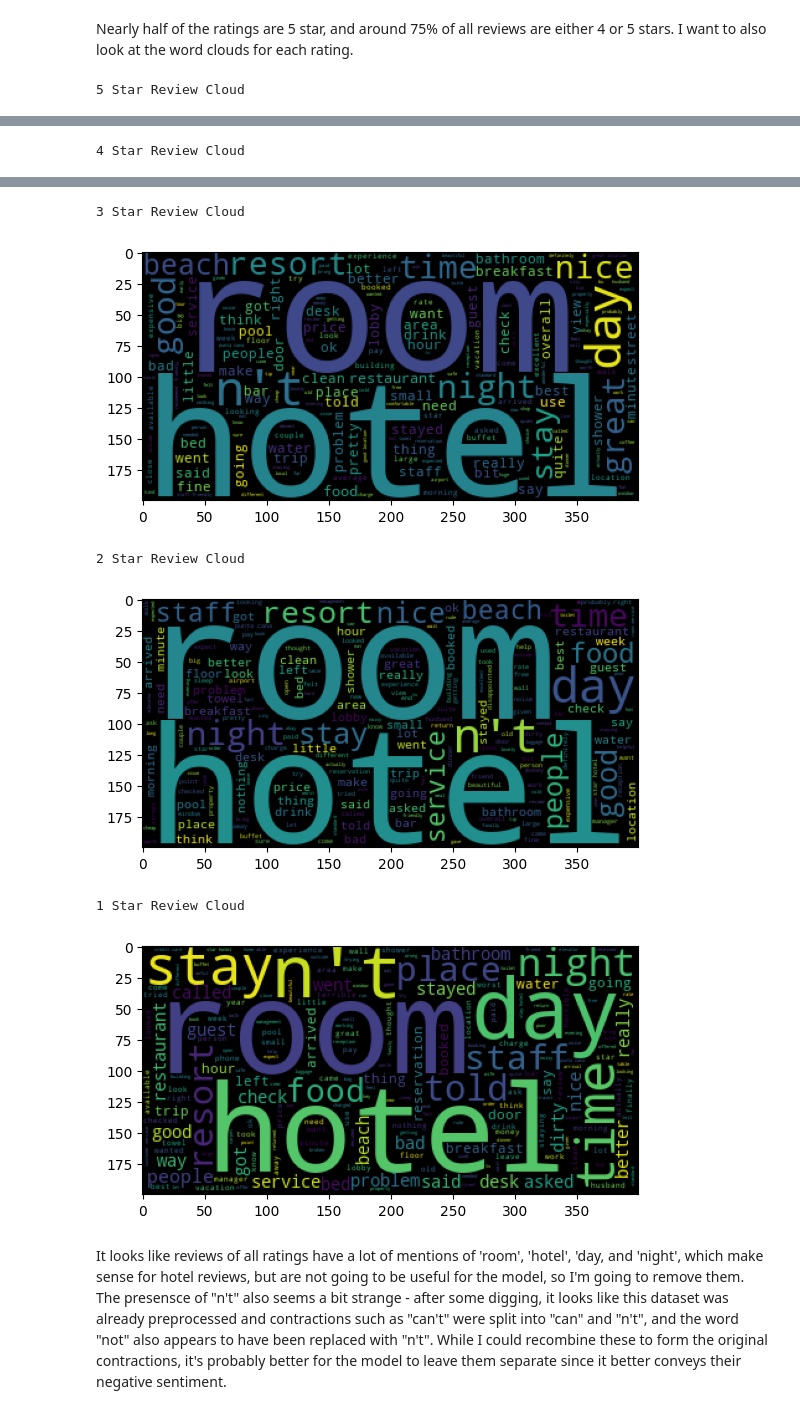
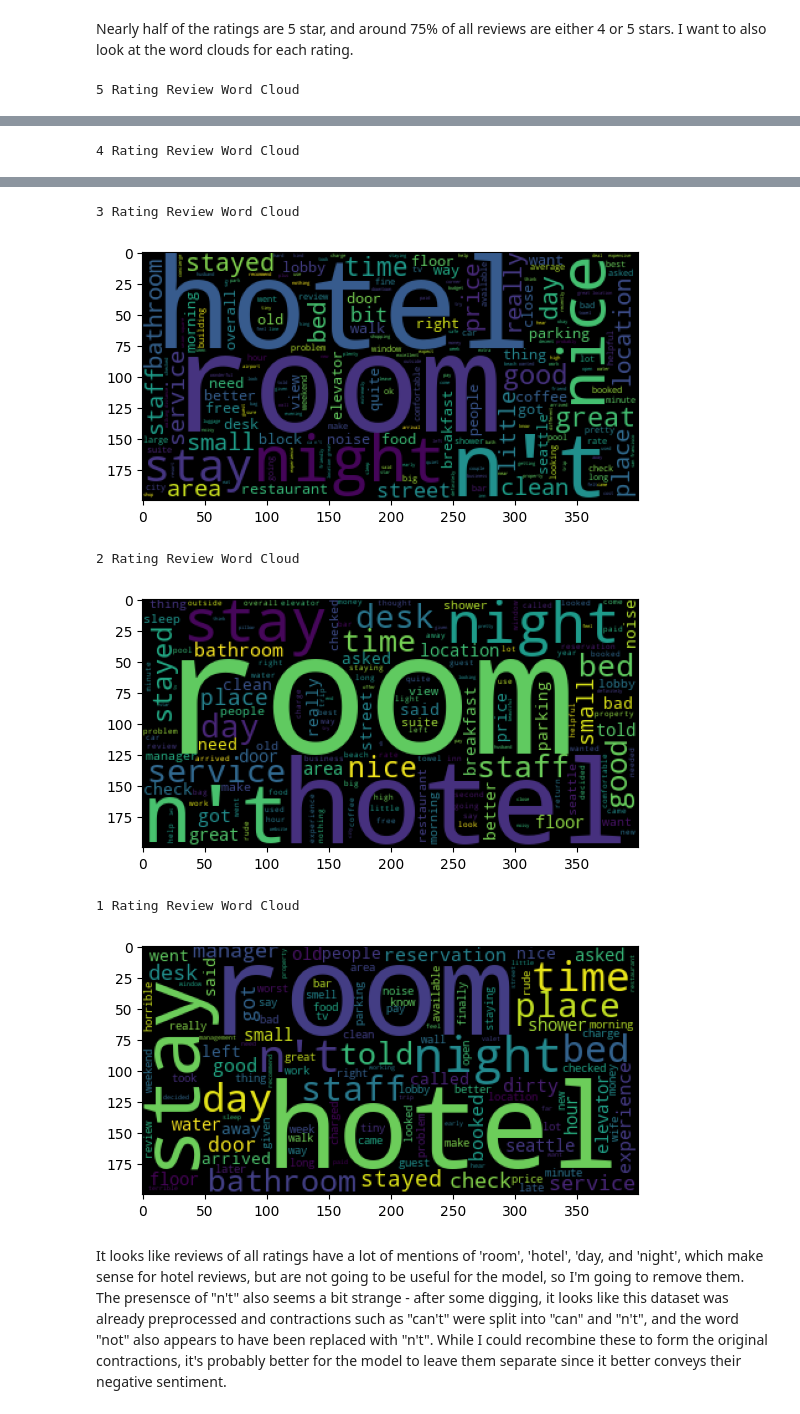
Before and after one commit to bhuckins/TripAdvisorRatings, a Jupyter notebook: TripAdvisorRatings.ipynb, the cells around one changed output, grey strips where cells are left out. Drawn from its saved outputs; the diff is of its cells as text; code cells hidden in the pictures.

```diff
--- a/TripAdvisorRatings.ipynb
+++ b/TripAdvisorRatings.ipynb
@@ -13,6 +21,10 @@ from wordcloud import WordCloud
 # Keep an unmodified copy of the data loaded if we want to go back to the original dataset
 data_orig = pd.read_csv('tripadvisor_hotel_reviews.csv')
 data = data_orig.copy()
+
+# Array of the 5 rating values, useful for iterating over all ratings
+ratings = [1, 2, 3, 4, 5]
+n_ratings = 5
 # %%
 # Basic information
 print(data.shape)
@@ -37,0 +52,6 @@ max        5.000000
+# %%
+data = data.head(2000)
+
+print(data.shape)
+print(data.describe())
+print(data.head())
@@ -58,14 +95,11 @@ Nearly half of the ratings are 5 star, and around 75% of all reviews are either
 # %%
 def show_word_cloud(rating):
     wordcloud = WordCloud().generate(' '.join(data[data['Rating'] == rating].Review))
-    print(f'{rating} Star Review Cloud')
+    print(f'{rating} Rating Review Word Cloud')
     plt.imshow(wordcloud)
     plt.show()
 
-show_word_cloud(5)
-show_word_cloud(4)
-show_word_cloud(3)
-show_word_cloud(2)
-show_word_cloud(1)
+for i in reversed(ratings):
+    show_word_cloud(i)
 # %% [output]
-5 Star Review Cloud
+5 Rating Review Word Cloud
@@ -73 +107 @@ show_word_cloud(1)
-4 Star Review Cloud
+4 Rating Review Word Cloud
@@ -75,9 +109,9 @@ show_word_cloud(1)
-3 Star Review Cloud
+3 Rating Review Word Cloud
-[figure, old version]
+[figure, new version]
-2 Star Review Cloud
+2 Rating Review Word Cloud
-[figure, old version]
+[figure, new version]
-1 Star Review Cloud
+1 Rating Review Word Cloud
-[figure, old version]
+[figure, new version]
 # %% [markdown]
 It looks like reviews of all ratings have a lot of mentions of 'room', 'hotel', 'day, and 'night', which make sense for hotel reviews, but are not going to be useful for the model, so I'm going to remove them. The presensce of "n't" also seems a bit strange - after some digging, it looks like this dataset was already preprocessed and contractions such as "can't" were split into "can" and "n't", and the word "not" also appears to have been replaced with "n't". While I could recombine these to form the original contractions, it's probably better for the model to leave them separate since it better conveys their negative sentiment.
 # %%
```
Also changed, not shown: parts of 35 cells of this notebook.
